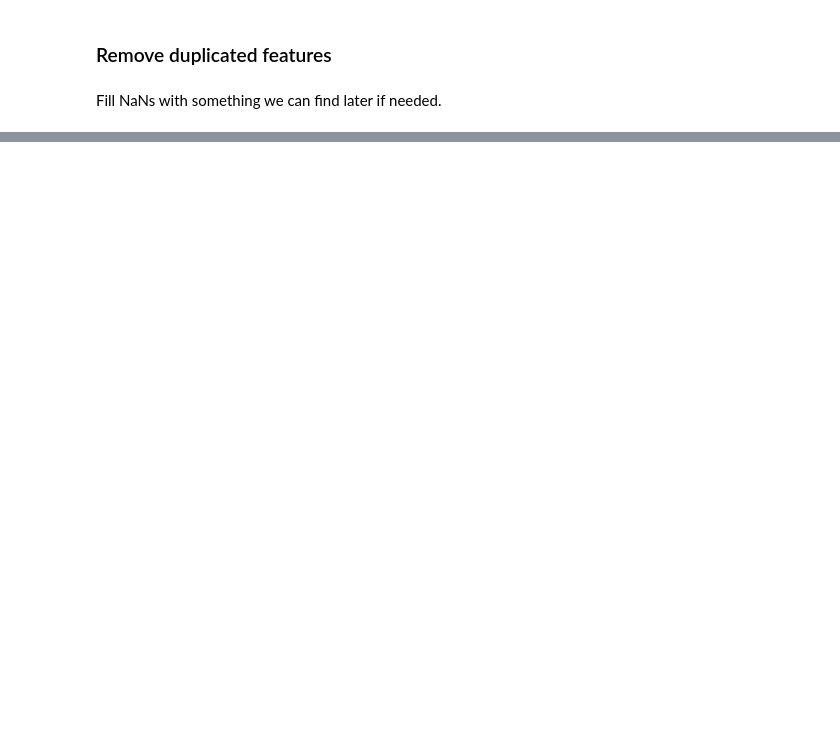
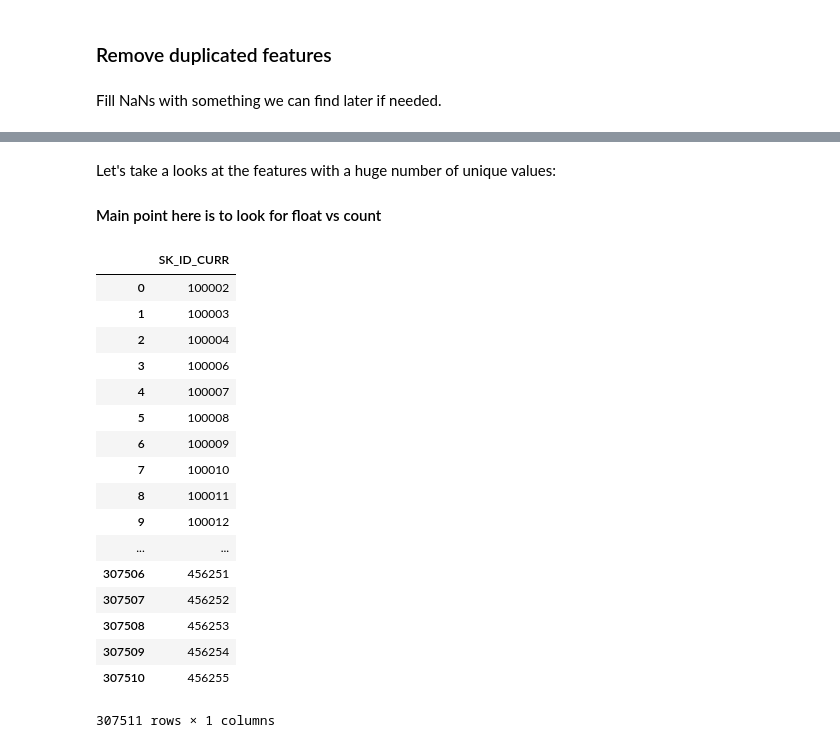
Before and after one commit to ChongFF/competitions, a Jupyter notebook: kaggle/home-credit-default-risk/Home Credit Default Risk - Basic EDA.ipynb, the cells around one changed output, grey strips where cells are left out. Drawn from its saved outputs; the diff is of its cells as text; code cells hidden in the pictures; blank space fills up the shorter version.

```diff
--- a/kaggle/home-credit-default-risk/Home Credit Default Risk - Basic EDA.ipynb
+++ b/kaggle/home-credit-default-risk/Home Credit Default Risk - Basic EDA.ipynb
@@ -191,0 +287,25 @@ Fill NaNs with something we can find later if needed.
+# %% [markdown]
+Let's take a looks at the features with a huge number of unique values:
+#### Main point here is to look for float vs count
+# %%
+mask = (nunique.astype(float)/train.shape[0] > 0.8)
+train.loc[:, mask]
+# %% [output]
+|  | SK_ID_CURR |
+| 0 | 100002 |
+| 1 | 100003 |
+| 2 | 100004 |
+| 3 | 100006 |
+| 4 | 100007 |
+| 5 | 100008 |
+| 6 | 100009 |
+| 7 | 100010 |
+| 8 | 100011 |
+| 9 | 100012 |
+| ... | ... |
+| 307506 | 456251 |
+| 307507 | 456252 |
+| 307508 | 456253 |
+| 307509 | 456254 |
+| 307510 | 456255 |
+307511 rows × 1 columns
```
Also changed, not shown: parts of 25 cells of this notebook.
